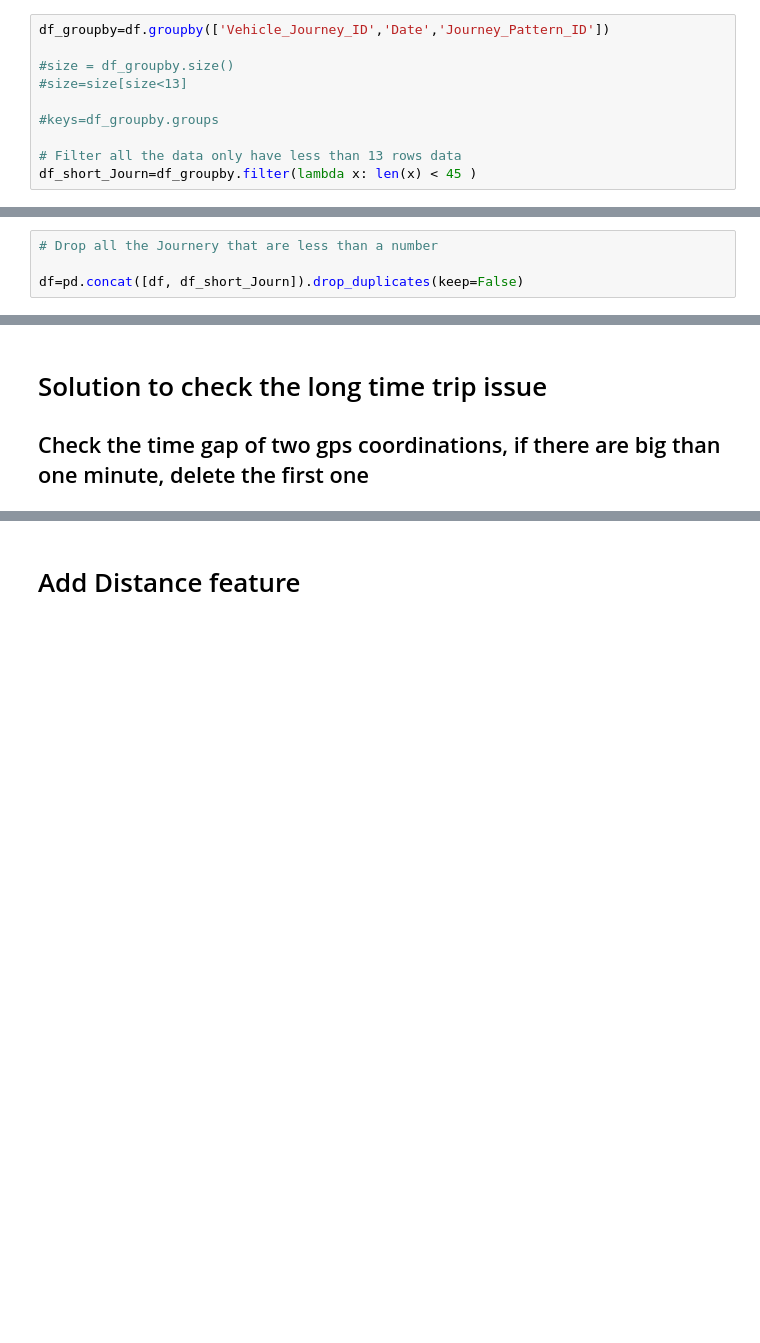
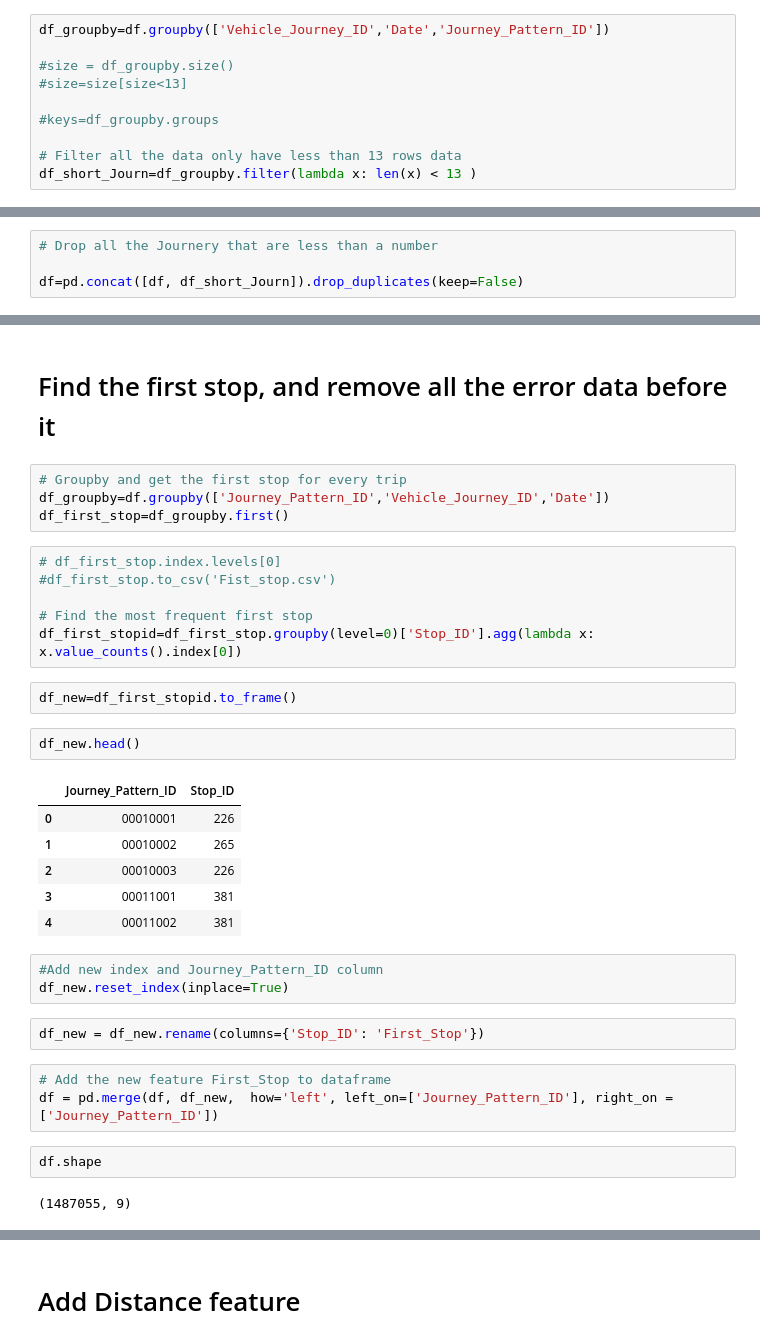
Before and after one commit to PamelaKelly/ETADataHandling, a Jupyter notebook: data_cleaning/Data_Cleaning_2012_Week1.ipynb, the cells around one changed output, grey strips where cells are left out. Drawn from its saved outputs; the diff is of its cells as text; blank space fills up the shorter version.

```diff
--- a/data_cleaning/Data_Cleaning_2012_Week1.ipynb
+++ b/data_cleaning/Data_Cleaning_2012_Week1.ipynb
@@ -94,4 +95,4 @@ df_groupby=df.groupby(['Vehicle_Journey_ID','Date','Journey_Pattern_ID'])
 #keys=df_groupby.groups
 
 # Filter all the data only have less than 13 rows data
-df_short_Journ=df_groupby.filter(lambda x: len(x) < 45 )
+df_short_Journ=df_groupby.filter(lambda x: len(x) < 13 )
@@ -107,3 +110,35 @@ df.shape
-# %% [markdown]
-# Solution to check the long time trip issue
-## Check the time gap of two gps coordinations, if there are big than one minute, delete the first one
+# %% [markdown]
+# Find the first stop, and remove all the error data before it
+# %%
+# Groupby and get the first stop for every trip
+df_groupby=df.groupby(['Journey_Pattern_ID','Vehicle_Journey_ID','Date'])
+df_first_stop=df_groupby.first()
+# %%
+# df_first_stop.index.levels[0]
+#df_first_stop.to_csv('Fist_stop.csv')
+
+# Find the most frequent first stop
+df_first_stopid=df_first_stop.groupby(level=0)['Stop_ID'].agg(lambda x: x.value_counts().index[0])
+# %%
+df_new=df_first_stopid.to_frame()
+# %%
+df_new.head()
+# %% [output]
+|  | Journey_Pattern_ID | Stop_ID |
+| 0 | 00010001 | 226 |
+| 1 | 00010002 | 265 |
+| 2 | 00010003 | 226 |
+| 3 | 00011001 | 381 |
+| 4 | 00011002 | 381 |
+# %%
+#Add new index and Journey_Pattern_ID column
+df_new.reset_index(inplace=True)
+# %%
+df_new = df_new.rename(columns={'Stop_ID': 'First_Stop'})
+# %%
+# Add the new feature First_Stop to dataframe
+df = pd.merge(df, df_new,  how='left', left_on=['Journey_Pattern_ID'], right_on = ['Journey_Pattern_ID'])
+# %%
+df.shape
+# %% [output]
+(1487055, 9)
```
Also changed, not shown: parts of 27 cells of this notebook.
